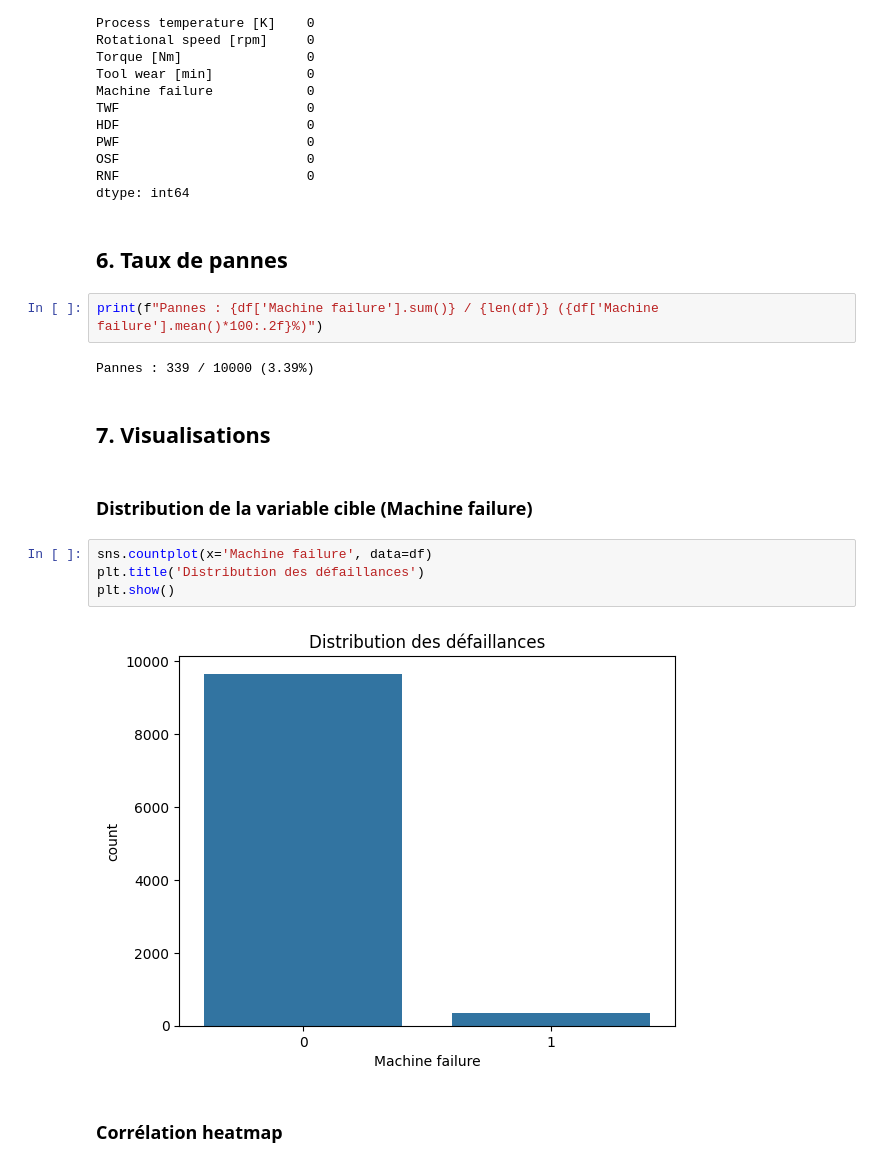
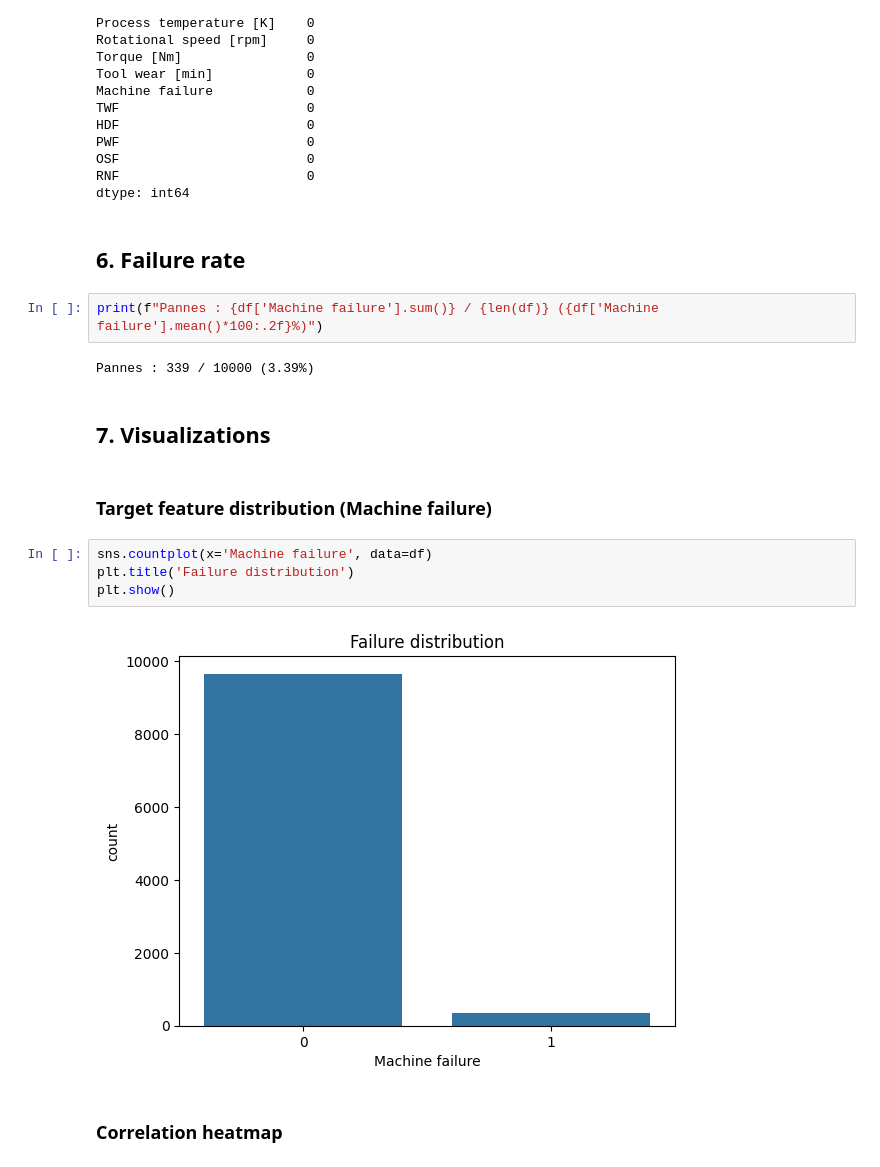
Before and after one commit to abdoudiallo-git/ai-industrial-monitoring-platform, a Jupyter notebook: notebooks/01_exploration.ipynb, the cells around one changed output. Cells and saved outputs as stored; diff of their text form.

```diff
--- a/notebooks/01_exploration.ipynb
+++ b/notebooks/01_exploration.ipynb
@@ -89,23 +89,23 @@ OSF                        0
 RNF                        0
 dtype: int64
 # %% [markdown]
-## 6. Taux de pannes
+## 6. Failure rate
 # %%
 print(f"Pannes : {df['Machine failure'].sum()} / {len(df)} ({df['Machine failure'].mean()*100:.2f}%)")
 # %% [output]
 Pannes : 339 / 10000 (3.39%)
 # %% [markdown]
-## 7. Visualisations
+## 7. Visualizations
 # %% [markdown]
-### Distribution de la variable cible (Machine failure)
+### Target feature distribution (Machine failure)
 # %%
 sns.countplot(x='Machine failure', data=df)
-plt.title('Distribution des défaillances')
+plt.title('Failure distribution')
 plt.show()
 # %% [output]
-[figure, old version]
+[figure, new version]
 # %% [markdown]
-### Corrélation heatmap
+### Correlation heatmap
 # %%
 plt.figure(figsize=(10,6))
 sns.heatmap(df.corr(numeric_only=True), annot=True)
```
Also changed, not shown: parts of 16 cells of this notebook, 8 other files.
